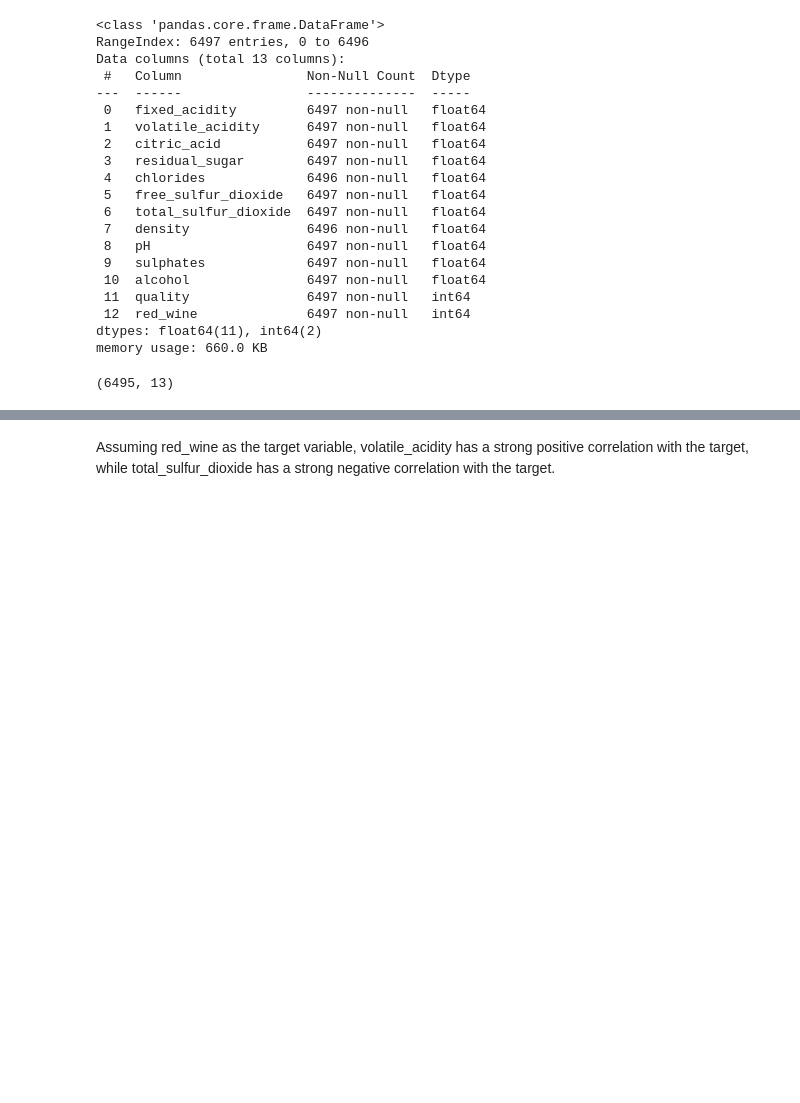
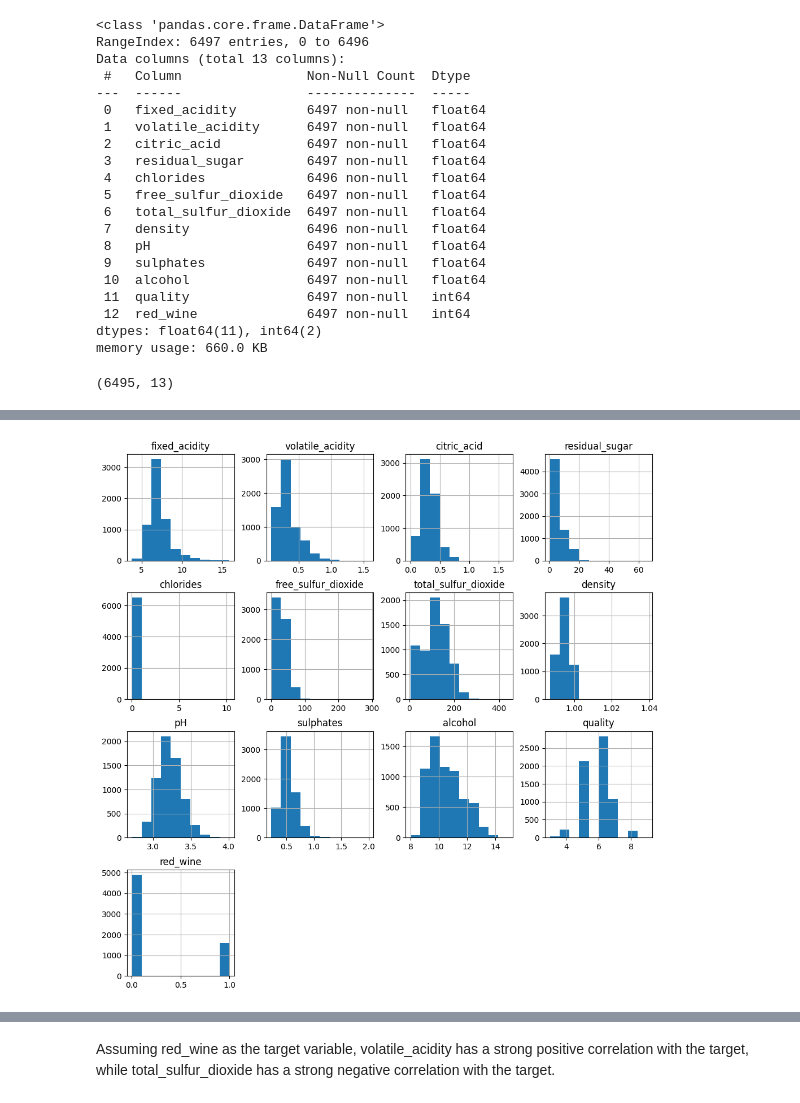
Before and after one commit to CDan07/IOD, a Jupyter notebook: Mini Projects/Mini Project 1.ipynb, the cells around one changed output, grey strips where cells are left out. Cells and saved outputs as stored; diff of their text form; code cells hidden in the pictures; blank space fills up the shorter version.

```diff
--- a/Mini Projects/Mini Project 1.ipynb
+++ b/Mini Projects/Mini Project 1.ipynb
@@ -106,0 +92,6 @@ plt.show()
+# %%
+# Distribution of the data
+data.hist(figsize=(12,12))
+plt.show()
+# %% [output]
+[figure, added]
```
Also changed, not shown: parts of 8 cells of this notebook.
